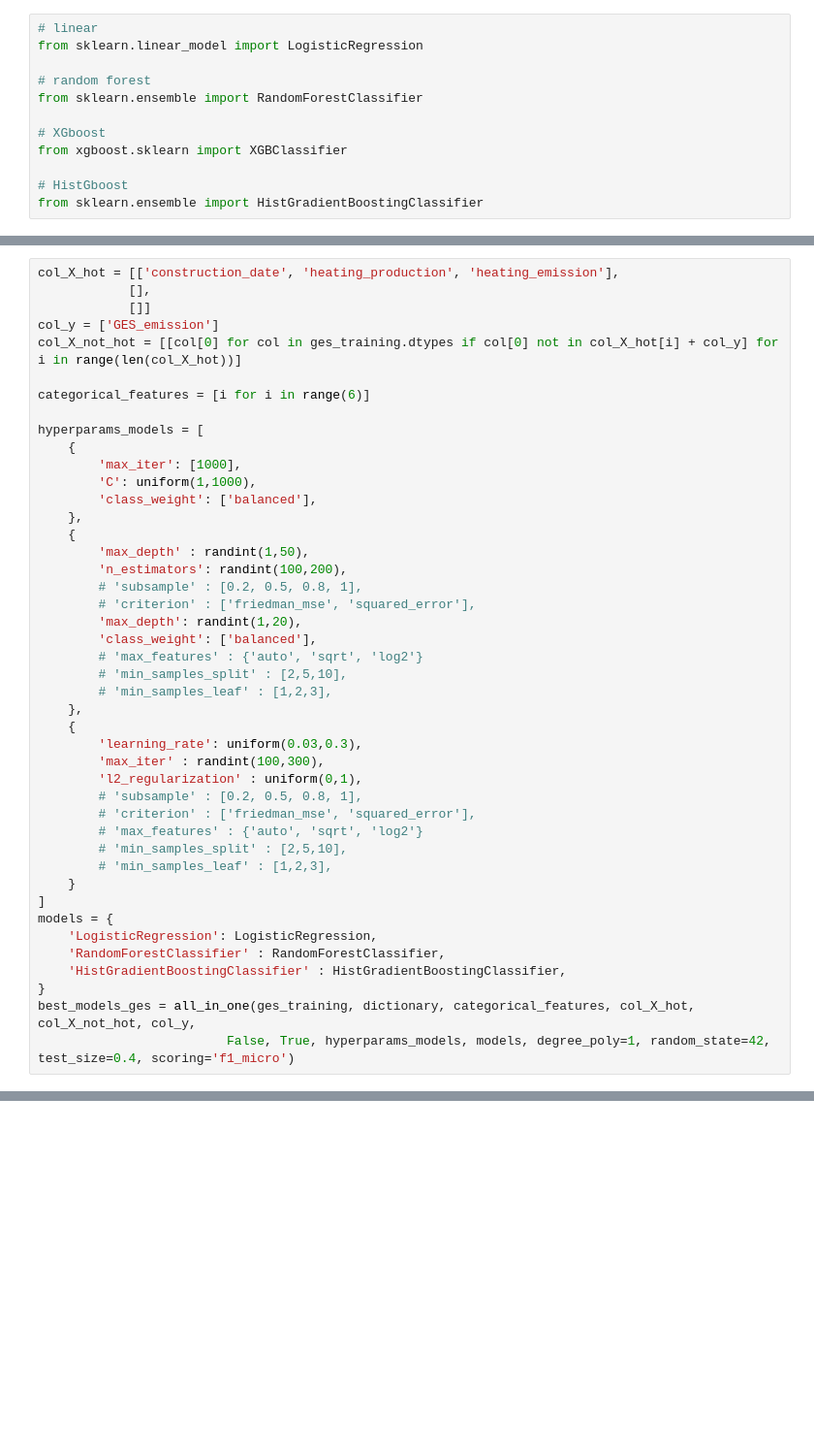
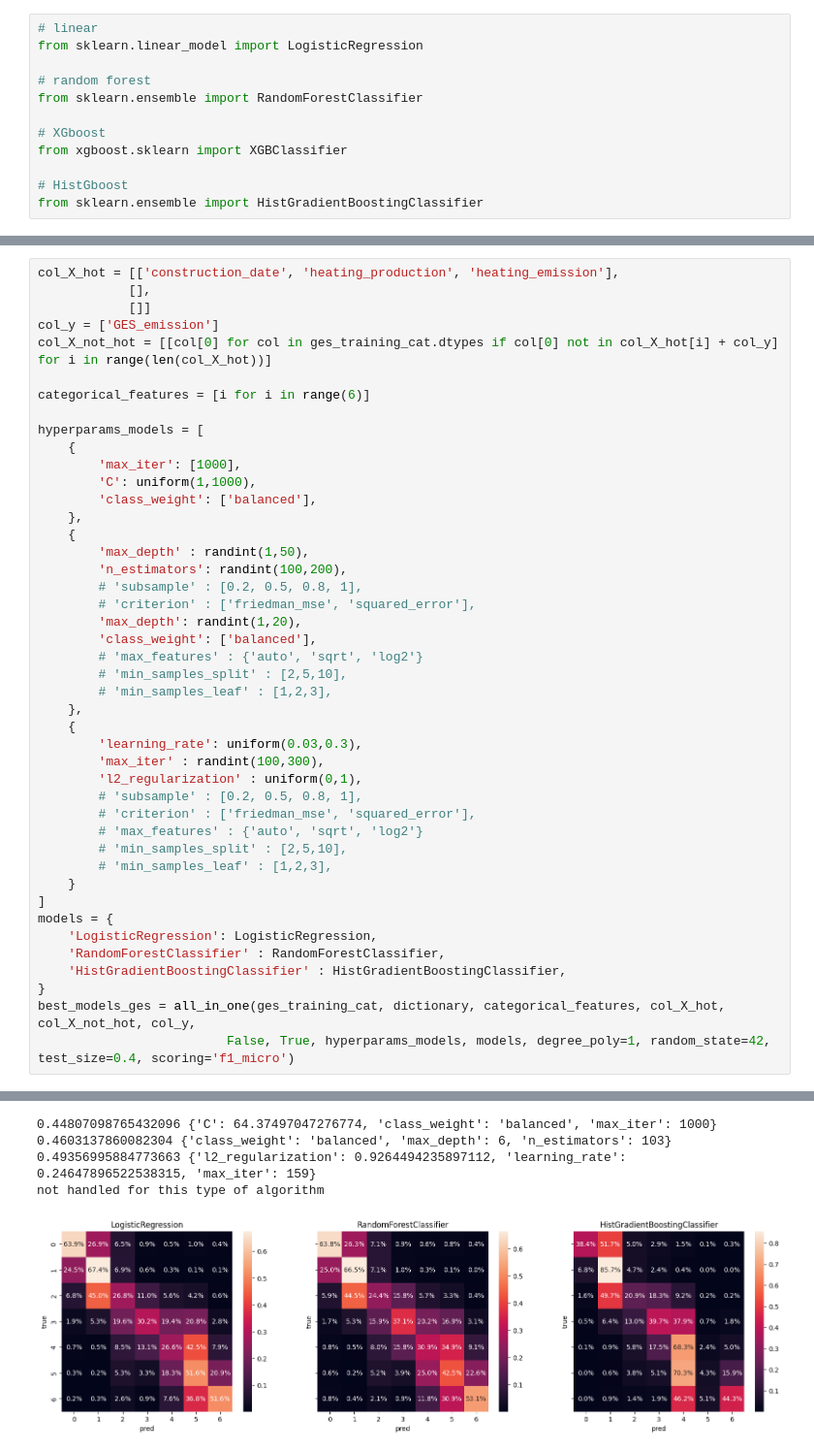
Before and after one commit to axrocheteau/renov_local, a Jupyter notebook: notebooks/pred_dpe.ipynb, the cells around one changed output, grey strips where cells are left out. Shown at 97% size. Drawn from its saved outputs; the diff is of its cells as text; blank space fills up the shorter version.

```diff
--- a/notebooks/pred_dpe.ipynb
+++ b/notebooks/pred_dpe.ipynb
@@ -268,7 +280,7 @@ col_X_hot = [['construction_date', 'heating_production', 'heating_emission'],
             [],
             []]
 col_y = ['GES_emission']
-col_X_not_hot = [[col[0] for col in ges_training.dtypes if col[0] not in col_X_hot[i] + col_y] for i in range(len(col_X_hot))]
+col_X_not_hot = [[col[0] for col in ges_training_cat.dtypes if col[0] not in col_X_hot[i] + col_y] for i in range(len(col_X_hot))]
 
 categorical_features = [i for i in range(6)]
 
@@ -305,5 +317,6 @@ models = {
     'RandomForestClassifier' : RandomForestClassifier,
     'HistGradientBoostingClassifier' : HistGradientBoostingClassifier,
 }
-best_models_ges = all_in_one(ges_training, dictionary, categorical_features, col_X_hot, col_X_not_hot, col_y,
+best_models_ges = all_in_one(ges_training_cat, dictionary, categorical_features, col_X_hot, col_X_not_hot, col_y,
                          False, True, hyperparams_models, models, degree_poly=1, random_state=42, test_size=0.4, scoring='f1_micro')
+# %% [output]
@@ -309,0 +340,5 @@ best_models_ges = all_in_one(ges_training, dictionary, categorical_features, col
+0.44807098765432096 {'C': 64.37497047276774, 'class_weight': 'balanced', 'max_iter': 1000}
+0.4603137860082304 {'class_weight': 'balanced', 'max_depth': 6, 'n_estimators': 103}
+0.49356995884773663 {'l2_regularization': 0.9264494235897112, 'learning_rate': 0.24647896522538315, 'max_iter': 159}
+not handled for this type of algorithm
+[figure, added]
```
Also changed, not shown: parts of 5 cells of this notebook, 2 other files.
